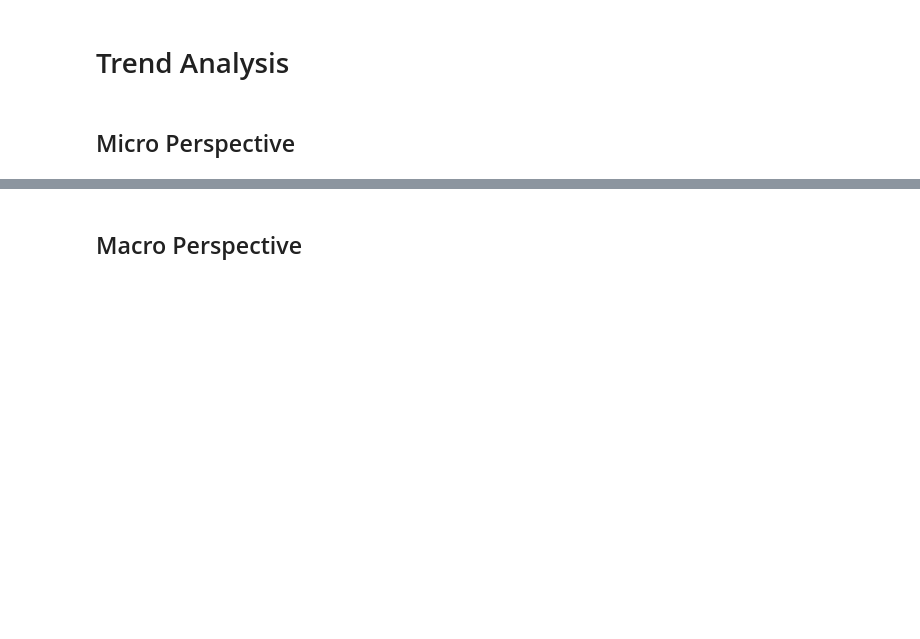
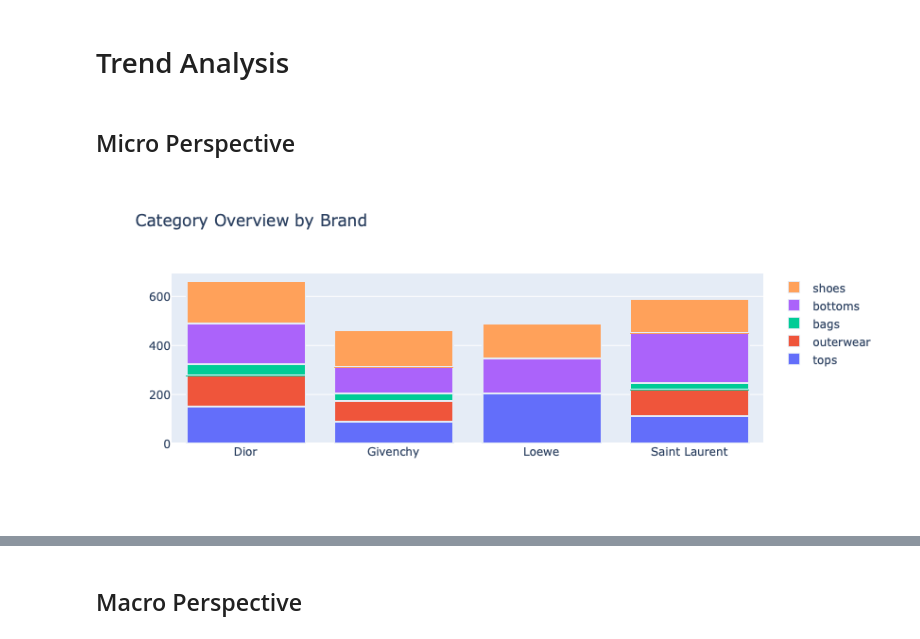
Before and after one commit to aliascii/runwayreconnaissance, a Jupyter notebook: EDA/Final_Presentation.ipynb, the cells around one changed output, grey strips where cells are left out. Saved outputs shown, nothing was run; the diff lists cells and outputs as text; code cells hidden in the pictures; blank space fills up the shorter version.

Commit message:
final presentation notebook: added Category Overview by Brand

```diff
--- a/EDA/Final_Presentation.ipynb
+++ b/EDA/Final_Presentation.ipynb
@@ -25,3 +27,29 @@ df
 ## Micro Perspective
 # %%
 # Tops, Bags, Bottoms, Shoes, Outerwear, Accessoires, Bags (give Overview)
+# %%
+import plotly.graph_objects as go
+
+x = ['Dior', 'Saint Laurent', 'Givenchy', 'Loewe']
+categories = [ 'tops', 'outerwear', 'bags', 'bottoms', 'shoes']
+
+# Define custom colors for each category
+colors = ['rgb(31, 119, 180)', 'rgb(255, 127, 14)', 'rgb(44, 160, 44)', 'rgb(214, 39, 40)',
+          'rgb(148, 103, 189)', 'rgb(140, 86, 75)', 'rgb(227, 119, 194)', 'rgb(127, 127, 127)',
+          'rgb(188, 189, 34)', 'rgb(23, 190, 207)']
+
+fig = go.Figure()
+
+for category in categories:
+    y = df[df['category'] == category].groupby('brand').size().tolist()
+    fig.add_trace(go.Bar(x=x, y=y, name=category))
+
+fig.update_layout(
+    barmode='stack',
+    title='Category Overview by Brand'
+)
+
+fig.update_xaxes(categoryorder='category ascending')
+fig.show()
+# %% [output]
+[figure, added]
```
Also changed, not shown: parts of 4 cells of this notebook.
